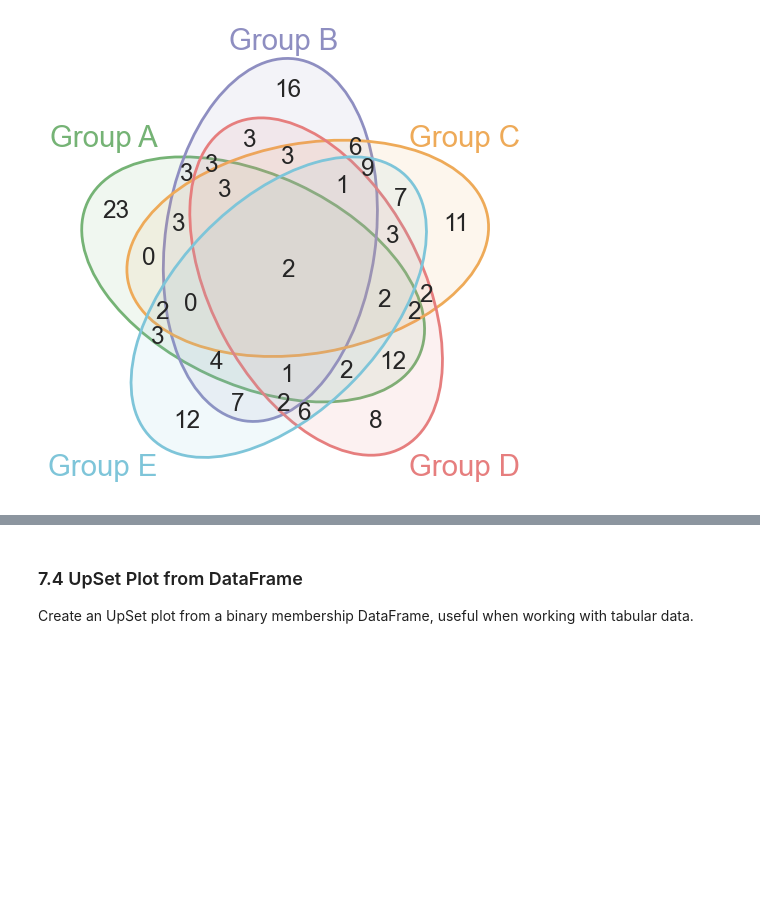
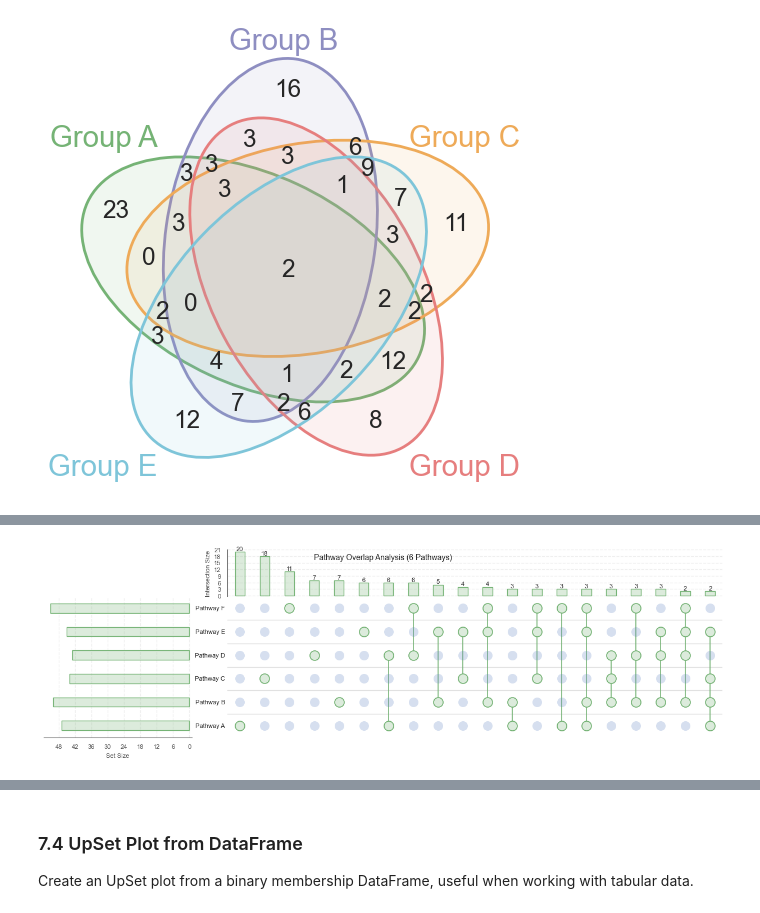
Before and after one commit to jorgebotas/prettyplot, a Jupyter notebook: examples.ipynb, the cells around one changed output, grey strips where cells are left out. Cells and saved outputs as stored; diff of their text form; code cells hidden in the pictures; blank space fills up the shorter version.

```diff
--- a/examples.ipynb
+++ b/examples.ipynb
@@ -764,25 +770,27 @@ fig, ax = pp.venn(
 # %%
 # Create 6 sets with various overlaps
 np.random.seed(200)
 many_sets = {
     'Pathway A': set(np.random.randint(1, 120, 60)),
     'Pathway B': set(np.random.randint(40, 160, 65)),
     'Pathway C': set(np.random.randint(80, 180, 55)),
     'Pathway D': set(np.random.randint(20, 140, 58)),
     'Pathway E': set(np.random.randint(60, 160, 62)),
     'Pathway F': set(np.random.randint(30, 150, 60))
 }
 
 # Create UpSet plot with many sets
 fig, axes = pp.upsetplot(
     data=many_sets,
     sort_by='size',
     title='Pathway Overlap Analysis (6 Pathways)',
     color='#75B375',  # Green color
     alpha=0.25,
     show_counts=20,
-    figsize=(12, 7)
+    element_size=30,
 )
+# %% [output]
+[figure, added]
 # %%
 # Create binary membership DataFrame
 # Rows are elements, columns are sets, values are 0/1 indicating membership
```
Also changed, not shown: parts of 5 cells of this notebook, 1 other file.
